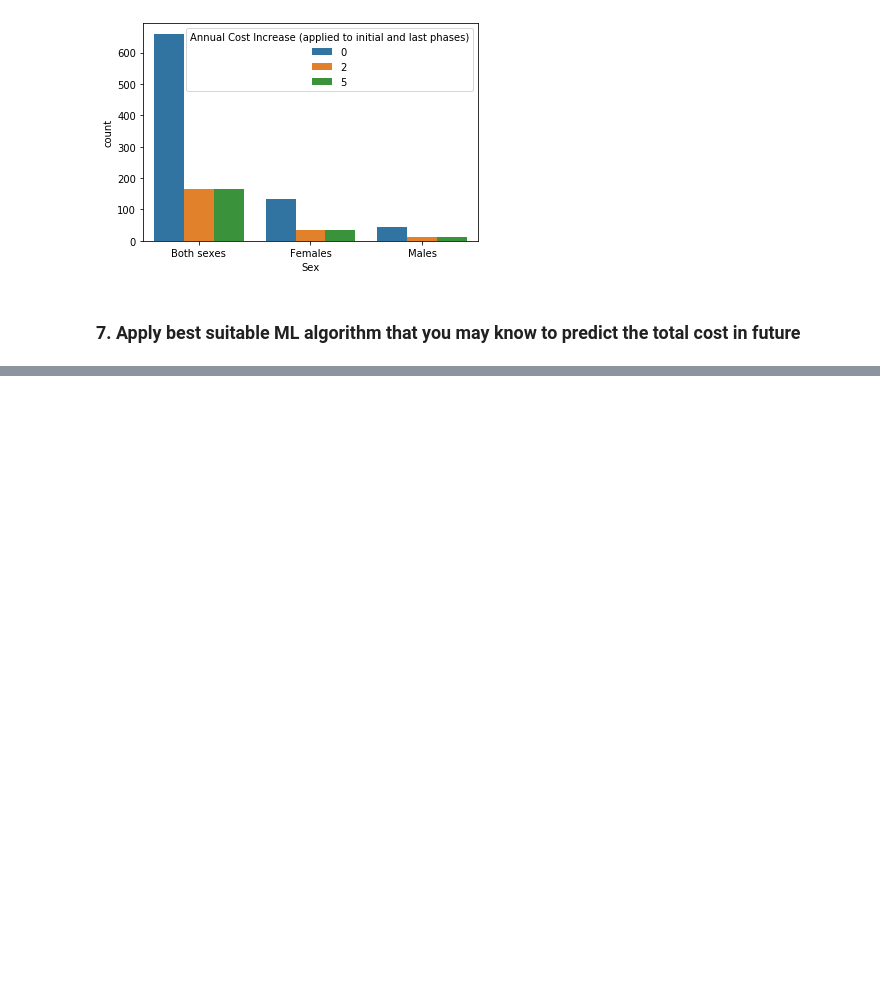
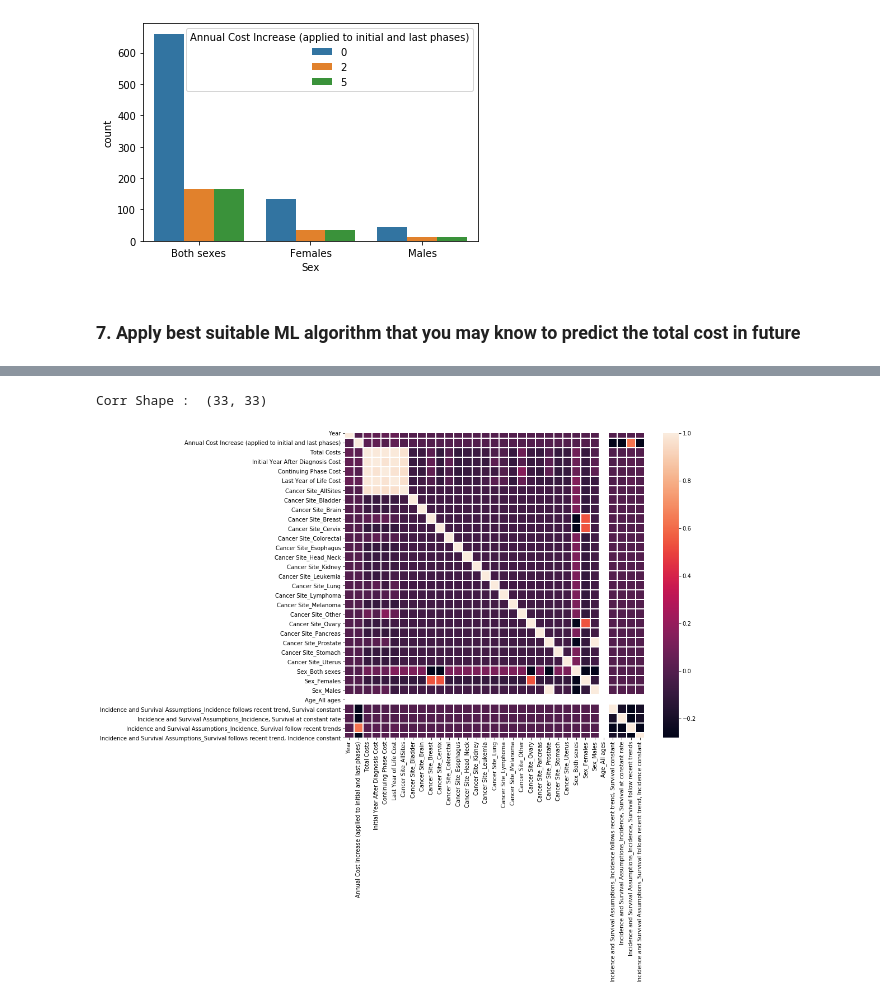
Before and after one commit to adityamahamuni/ML, a Jupyter notebook: Miscellaneous/Cancer Treatment assignment/CancerTreatment.ipynb, the cells around one changed output, grey strips where cells are left out. Drawn from its saved outputs; the diff is of its cells as text; code cells hidden in the pictures; blank space fills up the shorter version.

Commit message:
cancer treatment model

```diff
--- a/Miscellaneous/Cancer Treatment assignment/CancerTreatment.ipynb
+++ b/Miscellaneous/Cancer Treatment assignment/CancerTreatment.ipynb
@@ -133,0 +160,25 @@ sns.countplot(x="Sex", hue="Annual Cost Increase (applied to initial and last ph
+# %%
+categorical = ['Cancer Site', 'Sex', 'Age', 'Incidence and Survival Assumptions']
+# %%
+from sklearn import preprocessing
+
+for col in data.columns:
+    if col in categorical:
+        dummy = pd.get_dummies(data[[col]])
+        data = pd.concat([data, dummy], axis=1)
+
+        data = data.drop([col], axis=1)
+# %%
+annual_cost = []
+for i, elem in enumerate(data['Annual Cost Increase (applied to initial and last phases)']):
+     annual_cost.append(int(elem.split('%')[0]))
+
+data['Annual Cost Increase (applied to initial and last phases)'] = annual_cost
+# %%
+corr = data.corr()
+plt.figure(figsize=(12,10))
+sns.heatmap(corr, annot=False,linewidths=1,robust=True)
+print("Corr Shape : ",corr.shape)
+# %% [output]
+Corr Shape :  (33, 33)
+[figure, added]
```
Also changed, not shown: parts of 16 cells of this notebook.
